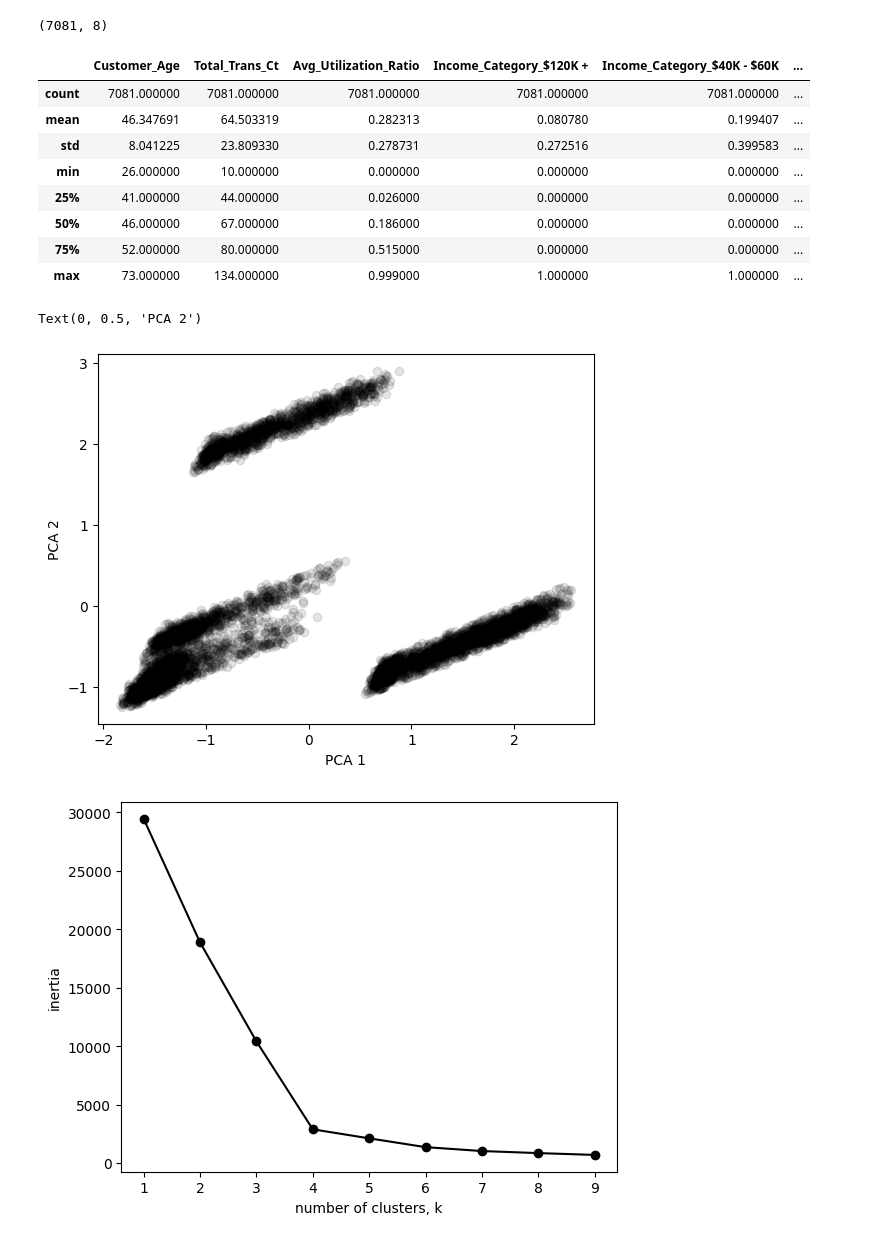
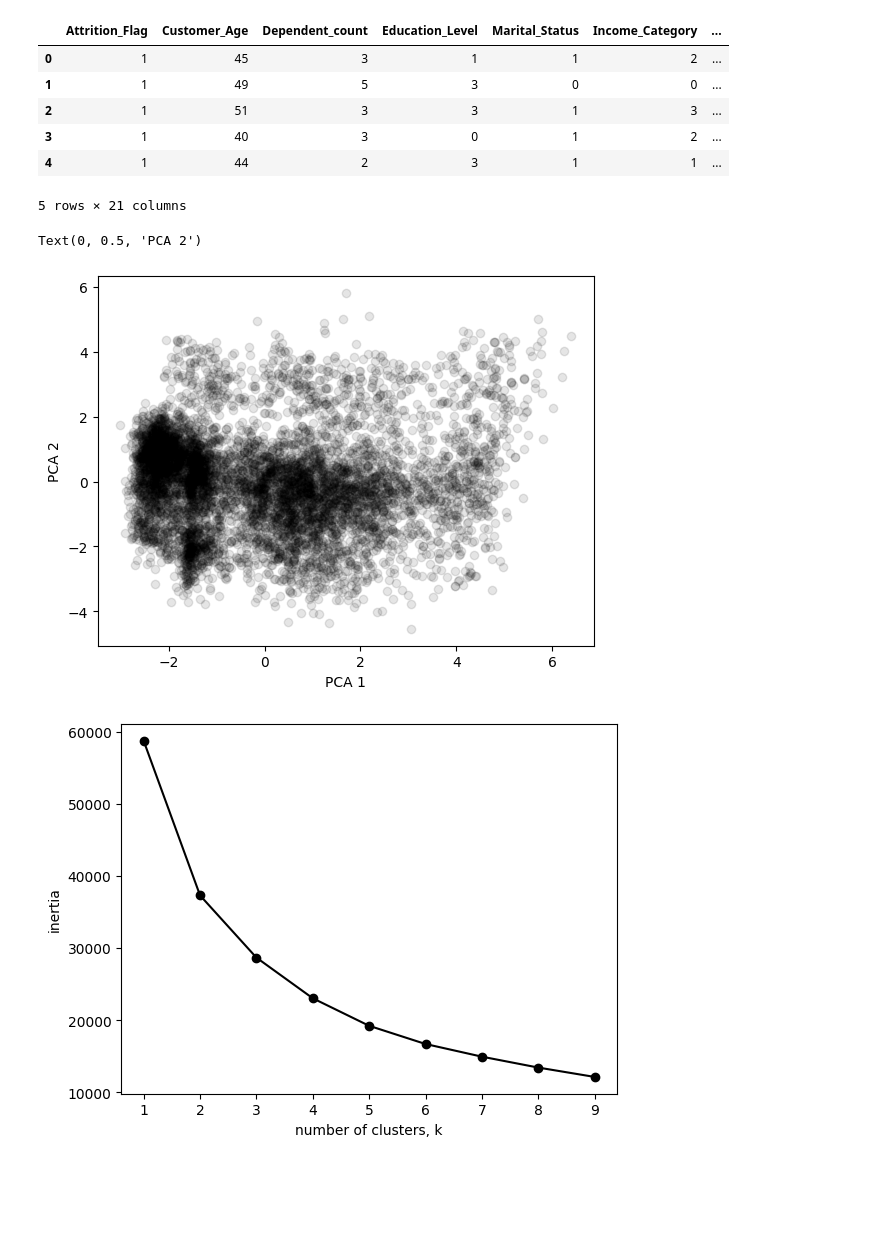
Before and after one commit to Yheloww/ChurnPredictionProject, a Jupyter notebook: ML/clustering.ipynb, the cells around one changed output. Cells and saved outputs as stored; diff of their text form; code cells hidden in the pictures; blank space fills up the shorter version.

```diff
--- a/ML/clustering.ipynb
+++ b/ML/clustering.ipynb
@@ -4,43 +4,35 @@ import numpy as np
 import matplotlib.pyplot as plt
 import seaborn as sns
 
-churn = pd.read_csv('./BankChurners.csv')
+churn = pd.read_csv('./Cleaned_ML.csv')
+churn.drop(['Unnamed: 0'], axis=1, inplace=True)
 churn.head()
-churn = churn.replace(['Unknown'], np.nan)
-churn.dropna(inplace=True)
-churn = churn[['Customer_Age','Income_Category','Total_Trans_Ct','Avg_Utilization_Ratio']]
-churn = pd.get_dummies(churn)
-print(churn.shape)
-churn.describe()
 # %% [output]
+|  | Attrition_Flag | Customer_Age | Dependent_count | Education_Level | Marital_Status | Income_Category | ... |
+| 0 | 1 | 45 | 3 | 1 | 1 | 2 | ... |
+| 1 | 1 | 49 | 5 | 3 | 0 | 0 | ... |
+| 2 | 1 | 51 | 3 | 3 | 1 | 3 | ... |
+| 3 | 1 | 40 | 3 | 0 | 1 | 2 | ... |
+| 4 | 1 | 44 | 2 | 3 | 1 | 1 | ... |
-(7081, 8)
+5 rows × 21 columns
-|  | Customer_Age | Total_Trans_Ct | Avg_Utilization_Ratio | Income_Category_$120K + | Income_Category_$40K - $60K | ... |
-| count | 7081.000000 | 7081.000000 | 7081.000000 | 7081.000000 | 7081.000000 | ... |
-| mean | 46.347691 | 64.503319 | 0.282313 | 0.080780 | 0.199407 | ... |
-| std | 8.041225 | 23.809330 | 0.278731 | 0.272516 | 0.399583 | ... |
-| min | 26.000000 | 10.000000 | 0.000000 | 0.000000 | 0.000000 | ... |
-| 25% | 41.000000 | 44.000000 | 0.026000 | 0.000000 | 0.000000 | ... |
-| 50% | 46.000000 | 67.000000 | 0.186000 | 0.000000 | 0.000000 | ... |
-| 75% | 52.000000 | 80.000000 | 0.515000 | 0.000000 | 0.000000 | ... |
-| max | 73.000000 | 134.000000 | 0.999000 | 1.000000 | 1.000000 | ... |
 # %%
 from sklearn.preprocessing import StandardScaler
 from sklearn.decomposition import PCA
 from sklearn.cluster import KMeans
 
 X = StandardScaler().fit_transform(churn)
 
-pca = PCA(n_components=8)
+pca = PCA(n_components=21)
 principalComp = pca.fit_transform(X)
 
 PCA_components = pd.DataFrame(principalComp)
 
 plt.scatter(PCA_components[0], PCA_components[1], alpha=.1, color='black')
 plt.xlabel('PCA 1')
 plt.ylabel('PCA 2')
 # %% [output]
 Text(0, 0.5, 'PCA 2')
-[figure, old version]
+[figure, new version]
 # %%
 ks = range(1, 10)
 inertias = []
@@ -60,7 +52,7 @@ plt.ylabel('inertia')
 plt.xticks(ks)
 plt.show()
 # %% [output]
-[figure, old version]
+[figure, new version]
 # %%
 PCA_components.columns = PCA_components.columns.astype(str)
 model = KMeans(n_clusters=4,n_init=10,init='k-means++').fit(PCA_components)
```
Also changed, not shown: parts of 4 cells of this notebook, 2 other files.
